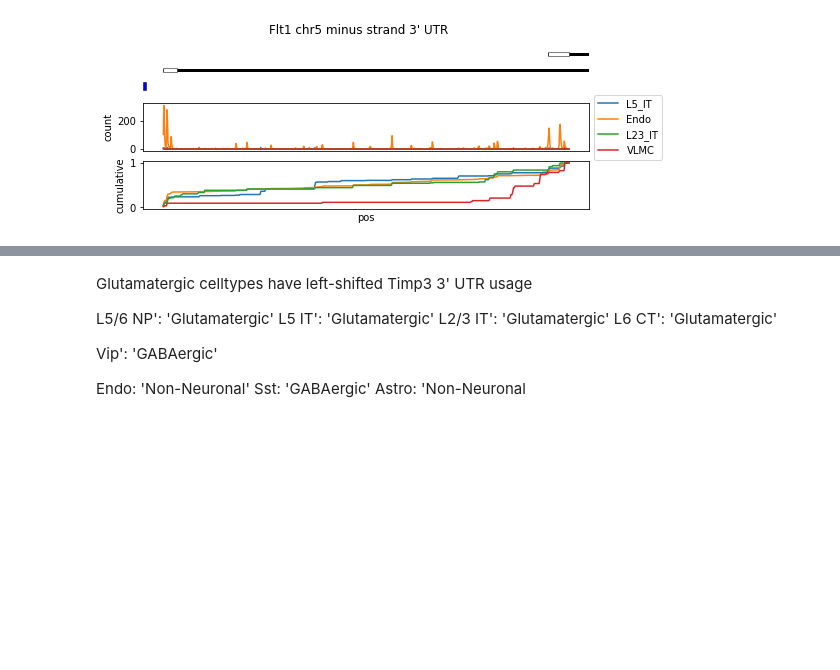
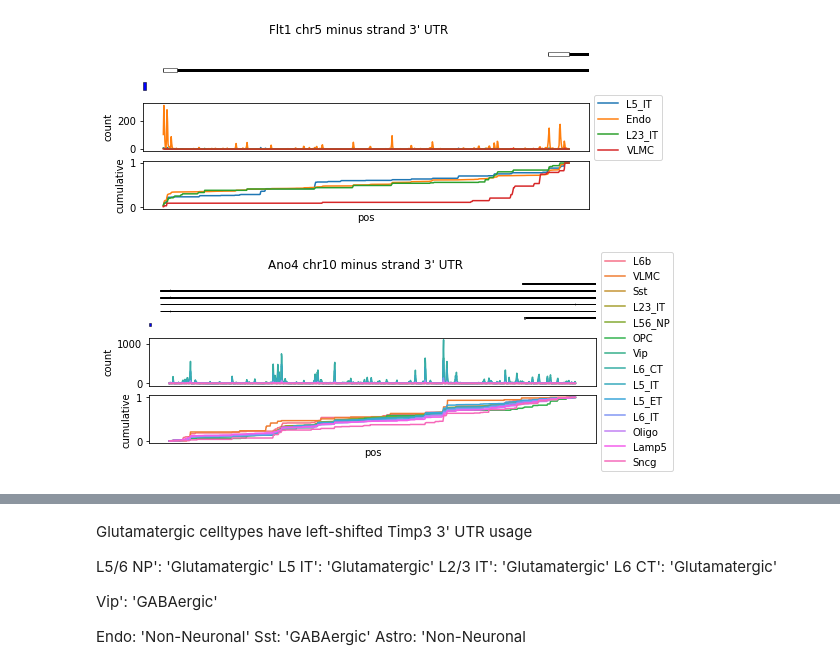
Before and after one commit to salzman-lab/SPRAWL, a Jupyter notebook: analysis/custom_cdf_plotting.ipynb, the cells around one changed output, grey strips where cells are left out. Drawn from its saved outputs; the diff is of its cells as text; code cells hidden in the pictures; blank space fills up the shorter version.

```diff
--- a/analysis/custom_cdf_plotting.ipynb
+++ b/analysis/custom_cdf_plotting.ipynb
@@ -525,3 +546,10 @@ plt.show()
 plt.close()
 # %% [output]
 [figure]
+# %%
+fig = plot_read_buildup_3UTR('Ano4',merf_gtf,mouse_onts,ws=100,count_threshold=50,scale_bar_size=500)
+#fig.savefig('flt1_3UTR_CDF.svg')
+plt.show()
+plt.close()
+# %% [output]
+[figure, added]
```
Also changed, not shown: parts of 16 cells of this notebook, 50 other files.
